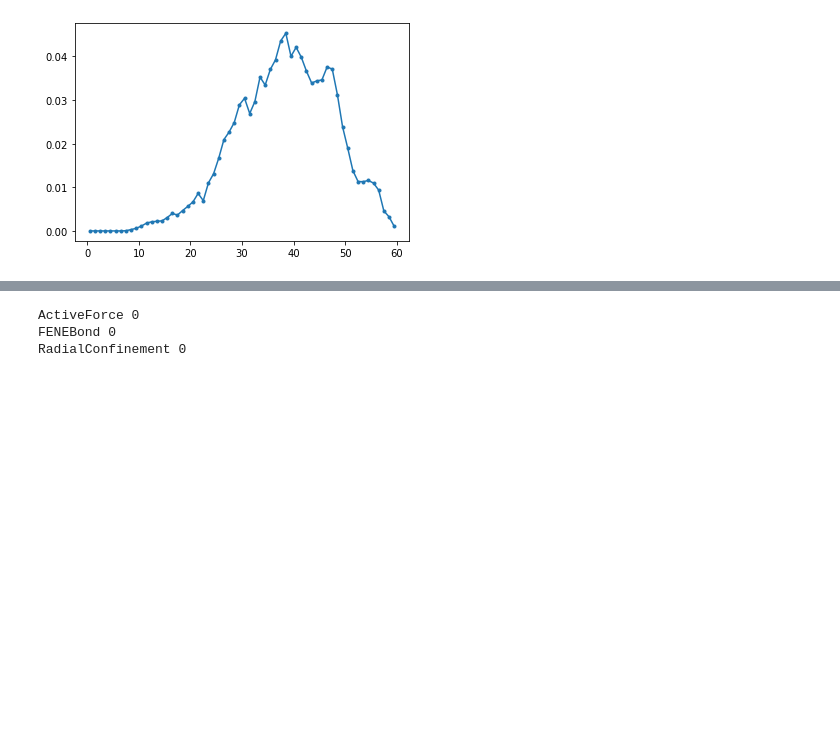
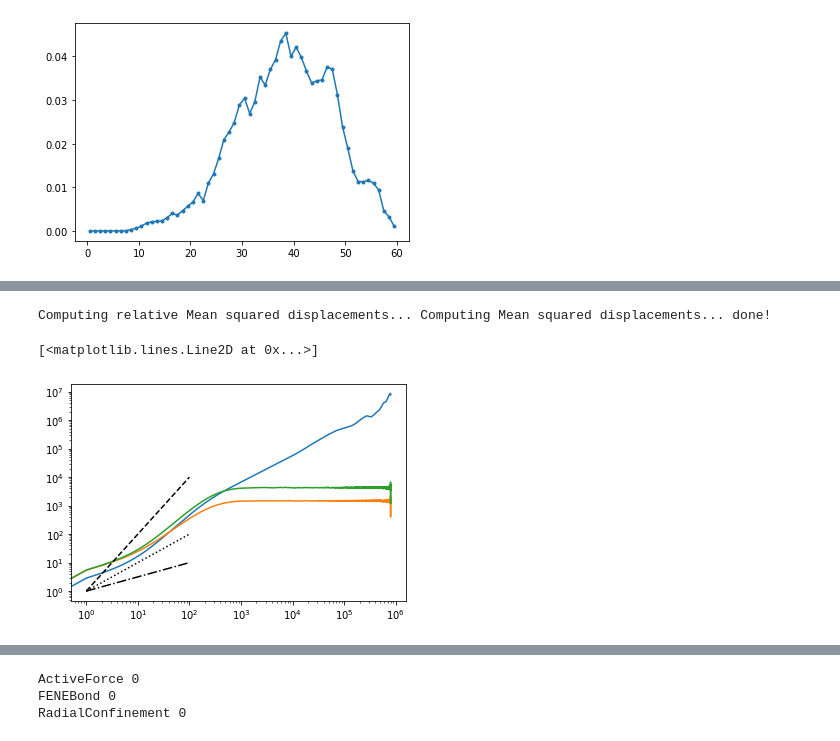
Before and after one commit to s-brahmachari/Active-noise-simulations, a Jupyter notebook: sim_codes/sim_run_test.ipynb, the cells around one changed output, grey strips where cells are left out. Cells and saved outputs as stored; diff of their text form; code cells hidden in the pictures; blank space fills up the shorter version.

```diff
--- a/sim_codes/sim_run_test.ipynb
+++ b/sim_codes/sim_run_test.ipynb
@@ -211,0 +161,18 @@ True
+# %%
+msd1,msd2=traj.compute_rel_MSD_chains()
+msd_abs,_=traj.compute_MSD_chains()
+ori=np.array([1,100])
+
+plt.loglog(msd_abs)
+
+plt.loglog(msd1)
+
+plt.loglog(msd2)
+
+plt.loglog(ori,ori**2,'k--')
+plt.loglog(ori,ori,'k:')
+plt.loglog(ori,ori**0.5,'k-.')
+# %% [output]
+Computing relative Mean squared displacements... Computing Mean squared displacements... done!
+[<matplotlib.lines.Line2D at 0x...>]
+[figure, added]
```
Also changed, not shown: parts of 6 cells of this notebook, 3 other files.
